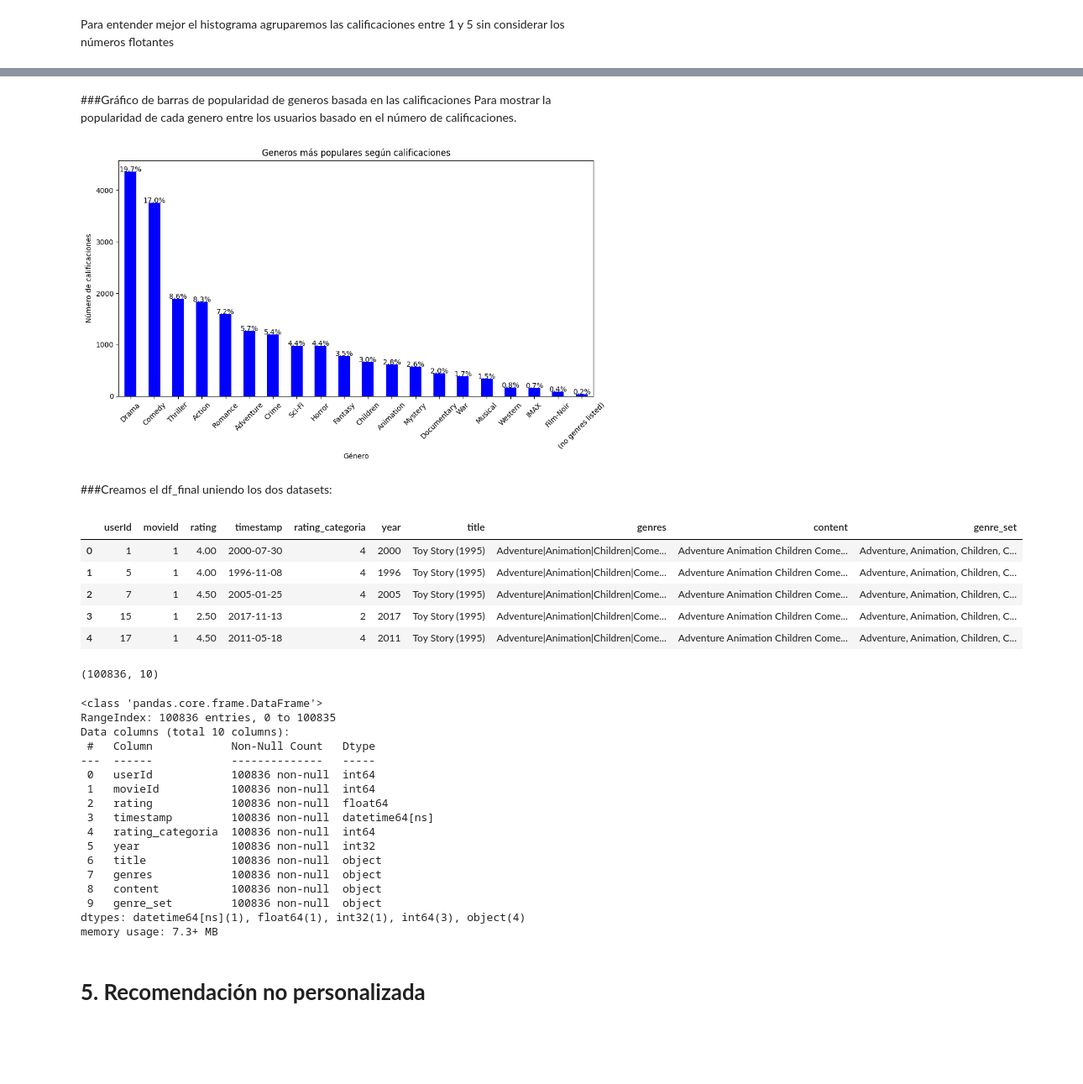
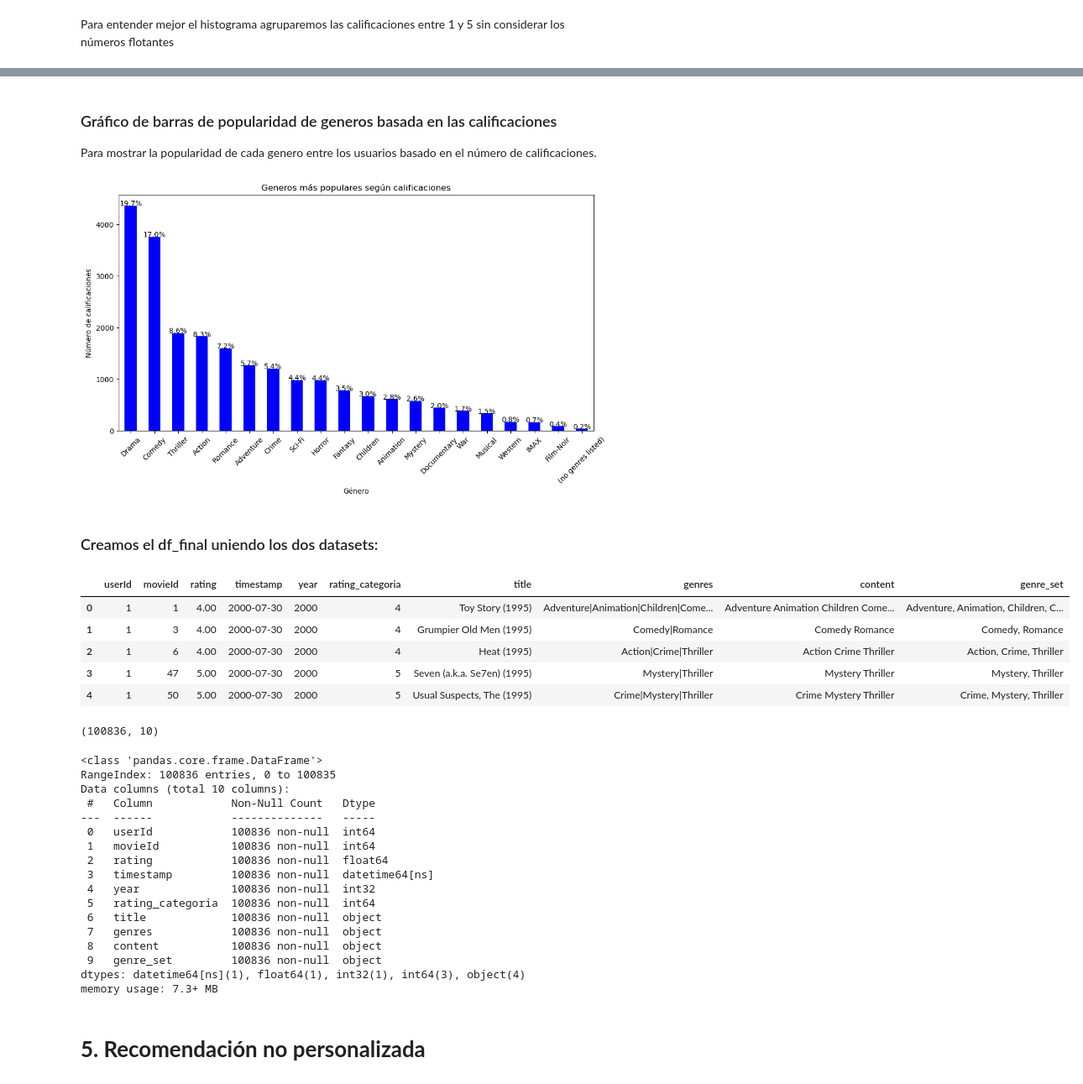
Before and after one commit to MirnaSPrieto/moviesuggest, a Jupyter notebook: notebook/Movie_recommender_jcq.ipynb, the cells around one changed output, grey strips where cells are left out. Shown: that part at 84% size. Cells and saved outputs as stored; diff of their text form; code cells hidden in the pictures; blank space fills up the shorter version.

Commit message:
🎨 Agregué estructura de carpeta que se pueda correr en cualquier local o colab
también modifiqué algunos formatos que estaban duplicados y agregué un gráfico

```diff
--- a/notebook/Movie_recommender_jcq.ipynb
+++ b/notebook/Movie_recommender_jcq.ipynb
@@ -1,6 +1,8 @@
 # %% [markdown]
 # **1. Configuración del ambiente**
 # %%
+from typing import Final
+import os
 import numpy as np
 import pandas as pd
 import matplotlib.pyplot as plt
@@ -13,6 +15,16 @@ from sklearn.neighbors import NearestNeighbors
 from sklearn.metrics import pairwise_distances
 from sklearn.preprocessing import LabelEncoder
 from sklearn.metrics.pairwise import linear_kernel
+warnings.filterwarnings('ignore')
 pd.set_option('display.max_rows', None)
 pd.set_option('display.max_columns', None)
 pd.set_option('display.float_format', '{:.2f}'.format)
+!curl http://files.grouplens.org/datasets/movielens/ml-latest-small.zip -o ml-latest-small.zip
+with zipfile.ZipFile('ml-latest-small.zip', 'r') as zip_ref:
+    zip_ref.extractall('data')
+DATA_DIR: Final = os.path.join(
+    os.getcwd(),
+    'data',
+    'ml-latest-small'
+)
+global df_movies, df_ratings, df_final
@@ -42,3 +43,8 @@ global df_movies_copy, df_ratings_copy, df_final
+# %%
+dir_movies = os.path.join(DATA_DIR, 'movies.csv')
+df_movies = pd.read_csv(dir_movies)
+dir_ratings = os.path.join(DATA_DIR, 'ratings.csv')
+df_ratings = pd.read_csv(dir_ratings)
 # %%
 df_movies.head(5)
 # %% [output]
@@ -337,6 +333,6 @@ def categorizar_rating(rating):
         return 5
 # %%
 # Ahora lo aplicamos a la columna rating
-df_ratings_copy['rating_categoria'] = df_ratings_copy['rating'].apply(categorizar_rating)
-df_ratings_copy.head(5)
+df_ratings['rating_categoria'] = df_ratings['rating'].apply(categorizar_rating)
+df_ratings.head(5)
 # %% [output]
@@ -360,11 +355,11 @@ dtype: int64
 # %%
 # Extraemos el año desde la columna timestamp
-df_ratings_copy['year'] = pd.to_datetime(df_ratings_copy['timestamp']).dt.year
+df_ratings['year'] = pd.to_datetime(df_ratings['timestamp']).dt.year
 # Elegimos el color de la paleta a usar
 colors = sns.color_palette("husl", 5)
 # Creamos el histograma
 plt.figure(figsize=(10, 6))
-sns.histplot(df_ratings_copy, x='year', hue='rating_categoria', multiple='stack', bins=20,palette=colors, discrete=True)
+sns.histplot(df_ratings, x='year', hue='rating_categoria', multiple='stack', bins=20,palette=colors, discrete=True)
 plt.title('Distribución de las calificaciones de películas por año')
 plt.xlabel('Año')
 plt.ylabel('Numero de calificaciones')
@@ -374,8 +369,8 @@ plt.show()
 # %% [markdown]
-###Gráfico de barras de popularidad de generos basada en las calificaciones
+### Gráfico de barras de popularidad de generos basada en las calificaciones
 Para mostrar la popularidad de cada genero entre los usuarios basado en el número de calificaciones.
 # %%
-genre_counts = df_movies_copy['genre_set'].str.get_dummies(', ').sum().sort_values(ascending=False)
+genre_counts = df_movies['genre_set'].str.get_dummies(', ').sum().sort_values(ascending=False)
 total_ratings = genre_counts.sum()
 genre_percentages = (genre_counts / total_ratings) * 100
 
@@ -394,19 +389,19 @@ plt.ylabel('Número de calificaciones')
 plt.xticks(rotation=45)
 plt.show()
 # %% [output]
-[figure, old version]
+[figure, new version]
 # %% [markdown]
-###Creamos el df_final uniendo los dos datasets:
+### Creamos el df_final uniendo los dos datasets:
 # %%
-df_final = pd.merge(df_ratings_copy, df_movies_copy, on='movieId')
+df_final = pd.merge(df_ratings, df_movies, on='movieId')
 df_final.head(5)
 # %% [output]
-|  | userId | movieId | rating | timestamp | rating_categoria | year | title | genres | content | genre_set |
-| 0 | 1 | 1 | 4.00 | 2000-07-30 | 4 | 2000 | Toy Story (1995) | Adventure|Animation|Children|Come... | Adventure Animation Children Come... | Adventure, Animation, Children, C... |
-| 1 | 5 | 1 | 4.00 | 1996-11-08 | 4 | 1996 | Toy Story (1995) | Adventure|Animation|Children|Come... | Adventure Animation Children Come... | Adventure, Animation, Children, C... |
-| 2 | 7 | 1 | 4.50 | 2005-01-25 | 4 | 2005 | Toy Story (1995) | Adventure|Animation|Children|Come... | Adventure Animation Children Come... | Adventure, Animation, Children, C... |
-| 3 | 15 | 1 | 2.50 | 2017-11-13 | 2 | 2017 | Toy Story (1995) | Adventure|Animation|Children|Come... | Adventure Animation Children Come... | Adventure, Animation, Children, C... |
-| 4 | 17 | 1 | 4.50 | 2011-05-18 | 4 | 2011 | Toy Story (1995) | Adventure|Animation|Children|Come... | Adventure Animation Children Come... | Adventure, Animation, Children, C... |
+|  | userId | movieId | rating | timestamp | year | rating_categoria | title | genres | content | genre_set |
+| 0 | 1 | 1 | 4.00 | 2000-07-30 | 2000 | 4 | Toy Story (1995) | Adventure|Animation|Children|Come... | Adventure Animation Children Come... | Adventure, Animation, Children, C... |
+| 1 | 1 | 3 | 4.00 | 2000-07-30 | 2000 | 4 | Grumpier Old Men (1995) | Comedy|Romance | Comedy Romance | Comedy, Romance |
+| 2 | 1 | 6 | 4.00 | 2000-07-30 | 2000 | 4 | Heat (1995) | Action|Crime|Thriller | Action Crime Thriller | Action, Crime, Thriller |
+| 3 | 1 | 47 | 5.00 | 2000-07-30 | 2000 | 5 | Seven (a.k.a. Se7en) (1995) | Mystery|Thriller | Mystery Thriller | Mystery, Thriller |
+| 4 | 1 | 50 | 5.00 | 2000-07-30 | 2000 | 5 | Usual Suspects, The (1995) | Crime|Mystery|Thriller | Crime Mystery Thriller | Crime, Mystery, Thriller |
 # %%
 df_final.shape
 # %% [output]
@@ -423,8 +418,8 @@ Data columns (total 10 columns):
  1   movieId           100836 non-null  int64
  2   rating            100836 non-null  float64
  3   timestamp         100836 non-null  datetime64[ns]
- 4   rating_categoria  100836 non-null  int64
- 5   year              100836 non-null  int32
+ 4   year              100836 non-null  int32
+ 5   rating_categoria  100836 non-null  int64
  6   title             100836 non-null  object
  7   genres            100836 non-null  object
  8   content           100836 non-null  object
```
Also changed, not shown: parts of 35 cells of this notebook.
